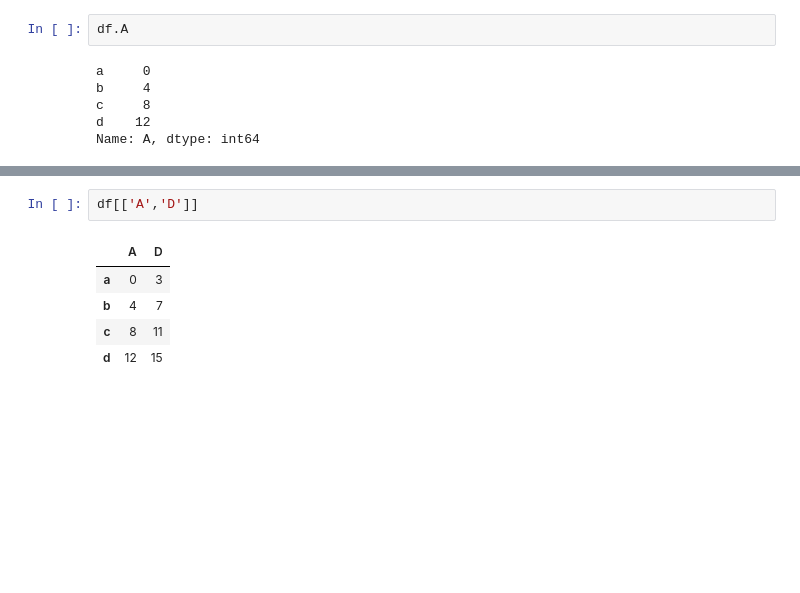
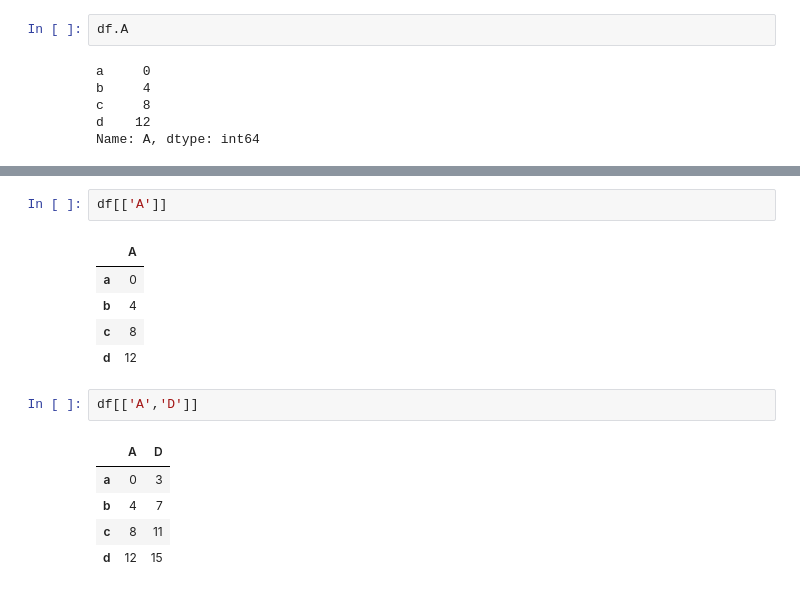
Before and after one commit to boyuan-li/BL-data-processing, a Jupyter notebook: Pandas.ipynb, the cells around one changed output, grey strips where cells are left out. Drawn from its saved outputs; the diff is of its cells as text; blank space fills up the shorter version.

```diff
--- a/Pandas.ipynb
+++ b/Pandas.ipynb
@@ -730,3 +752,11 @@ Name: A, dtype: int64
+# %%
+df[['A']]
+# %% [output]
+|  | A |
+| a | 0 |
+| b | 4 |
+| c | 8 |
+| d | 12 |
 # %%
 df[['A','D']]
 # %% [output]
```
Also changed, not shown: parts of 39 cells of this notebook.
